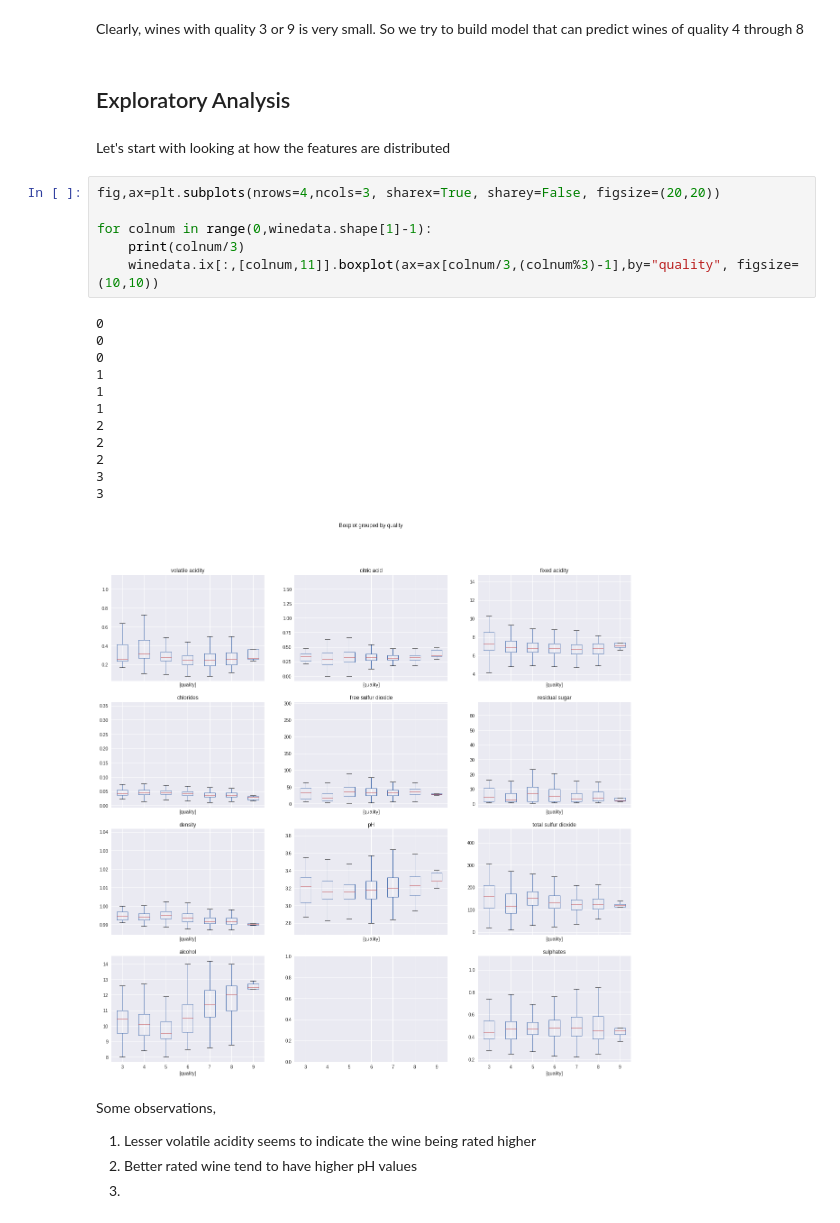
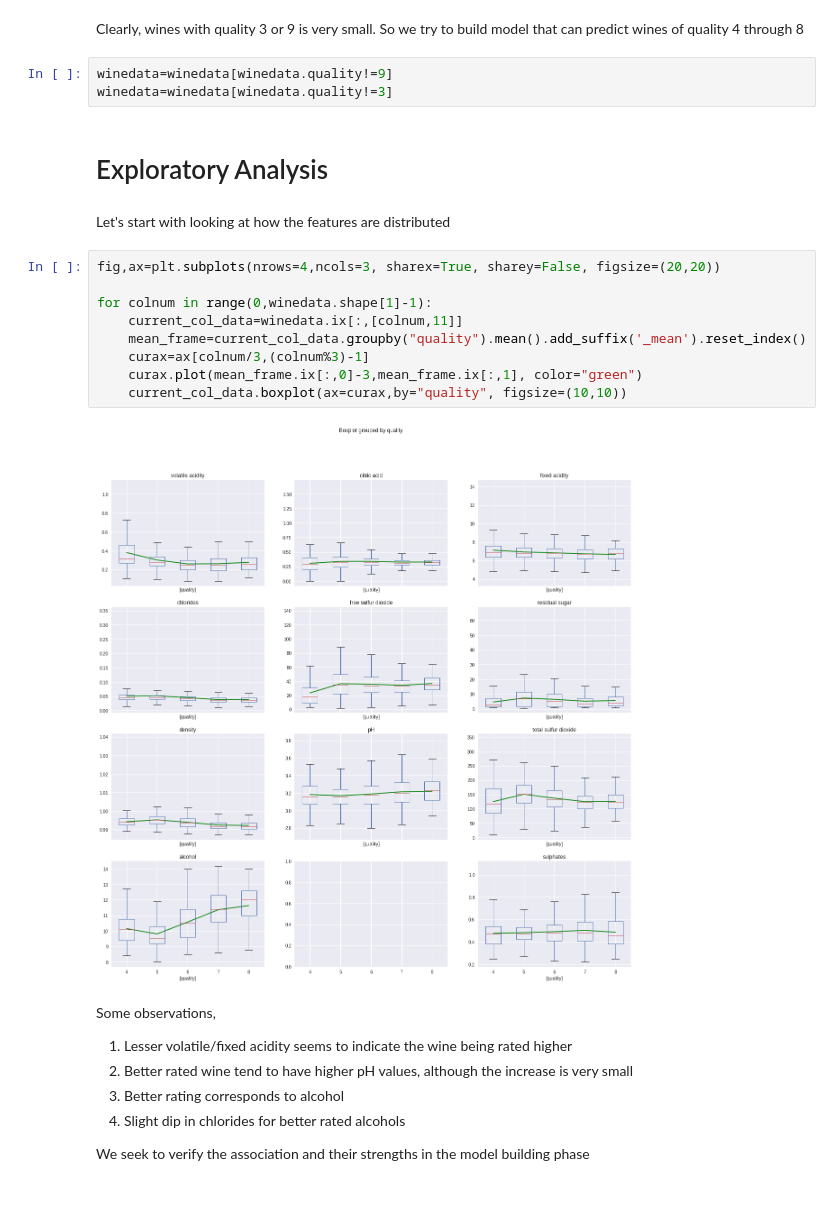
Before and after one commit to reladric/ordinal-classification, a Jupyter notebook: ordinal-classification.ipynb, the cells around one changed output. Cells and saved outputs as stored; diff of their text form; blank space fills up the shorter version.

Commit message:
Modeling complete

```diff
--- a/ordinal-classification.ipynb
+++ b/ordinal-classification.ipynb
@@ -37,30 +41,28 @@ plt.hist(winedata.quality, bins=[2.5,3.5,4.5,5.5,6.5,7.5,8.5,9.5])
 # %% [markdown]
 Clearly, wines with quality 3 or 9 is very small. So we try to build model that can predict wines of quality 4 through 8
+# %%
+winedata=winedata[winedata.quality!=9]
+winedata=winedata[winedata.quality!=3]
 # %% [markdown]
-## Exploratory Analysis
+# Exploratory Analysis
 # %% [markdown]
 Let's start with looking at how the features are distributed
 # %%
 fig,ax=plt.subplots(nrows=4,ncols=3, sharex=True, sharey=False, figsize=(20,20))
 
 for colnum in range(0,winedata.shape[1]-1):
-    print(colnum/3)
-    winedata.ix[:,[colnum,11]].boxplot(ax=ax[colnum/3,(colnum%3)-1],by="quality", figsize=(10,10))
+    current_col_data=winedata.ix[:,[colnum,11]]
+    mean_frame=current_col_data.groupby("quality").mean().add_suffix('_mean').reset_index()
+    curax=ax[colnum/3,(colnum%3)-1]
+    curax.plot(mean_frame.ix[:,0]-3,mean_frame.ix[:,1], color="green")
+    current_col_data.boxplot(ax=curax,by="quality", figsize=(10,10))
 # %% [output]
-0
-0
-0
-1
-1
-1
-2
-2
-2
-3
-3
-[figure, old version]
+[figure, new version]
 # %% [markdown]
 Some observations,
-1. Lesser volatile acidity seems to indicate the wine being rated higher
-2. Better rated wine tend to have higher pH values
-3.
+1. Lesser volatile/fixed acidity seems to indicate the wine being rated higher
+2. Better rated wine tend to have higher pH values, although the increase is very small
+3. Better rating corresponds to alcohol
+4. Slight dip in chlorides for better rated alcohols
+
+We seek to verify the association and their strengths in the model building phase
```
Also changed, not shown: parts of 40 cells of this notebook.
